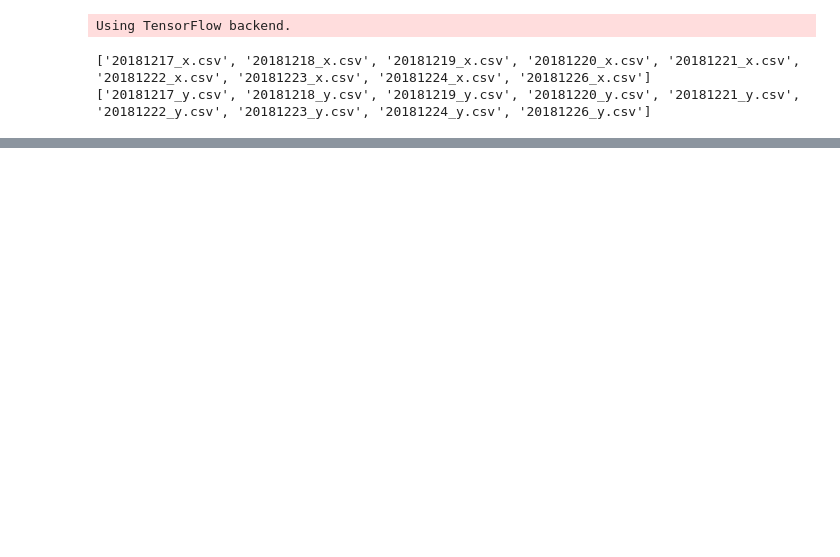
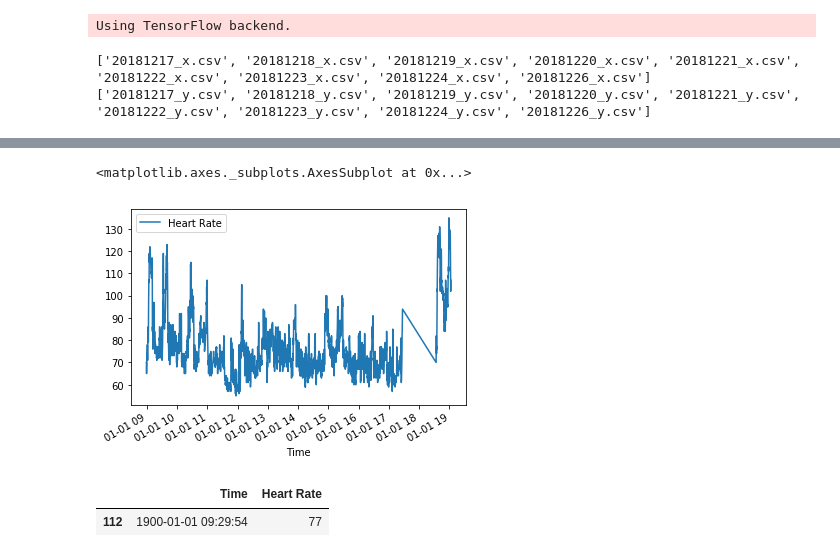
Before and after one commit to ubcmist/ML, a Jupyter notebook: Short_term_model/Short_term_notebook.ipynb, the cells around one changed output, grey strips where cells are left out. Saved outputs shown, nothing was run; the diff lists cells and outputs as text; code cells hidden in the pictures; blank space fills up the shorter version.

```diff
--- a/Short_term_model/Short_term_notebook.ipynb
+++ b/Short_term_model/Short_term_notebook.ipynb
@@ -144,0 +151,14 @@ len(df_x_sampled)
+# %%
+df_x.plot(x='Time', y='Heart Rate')
+# %% [output]
+<matplotlib.axes._subplots.AxesSubplot at 0x...>
+[figure, added]
+# %%
+extracted_df_index = 1
+start_delta_time = df_y.Time[df_y_index] - sampling_period*(extracted_df_index+1)
+end_delta_time = df_y.Time[df_y_index] - sampling_period*extracted_df_index
+
+df_x_sampled.loc[(df_x_sampled.Time > start_delta_time) & (df_x_sampled.Time < end_delta_time)]
+# %% [output]
+|  | Time | Heart Rate |
+| 112 | 1900-01-01 09:29:54 | 77 |
```
Also changed, not shown: parts of 8 cells of this notebook, 1 other file.
